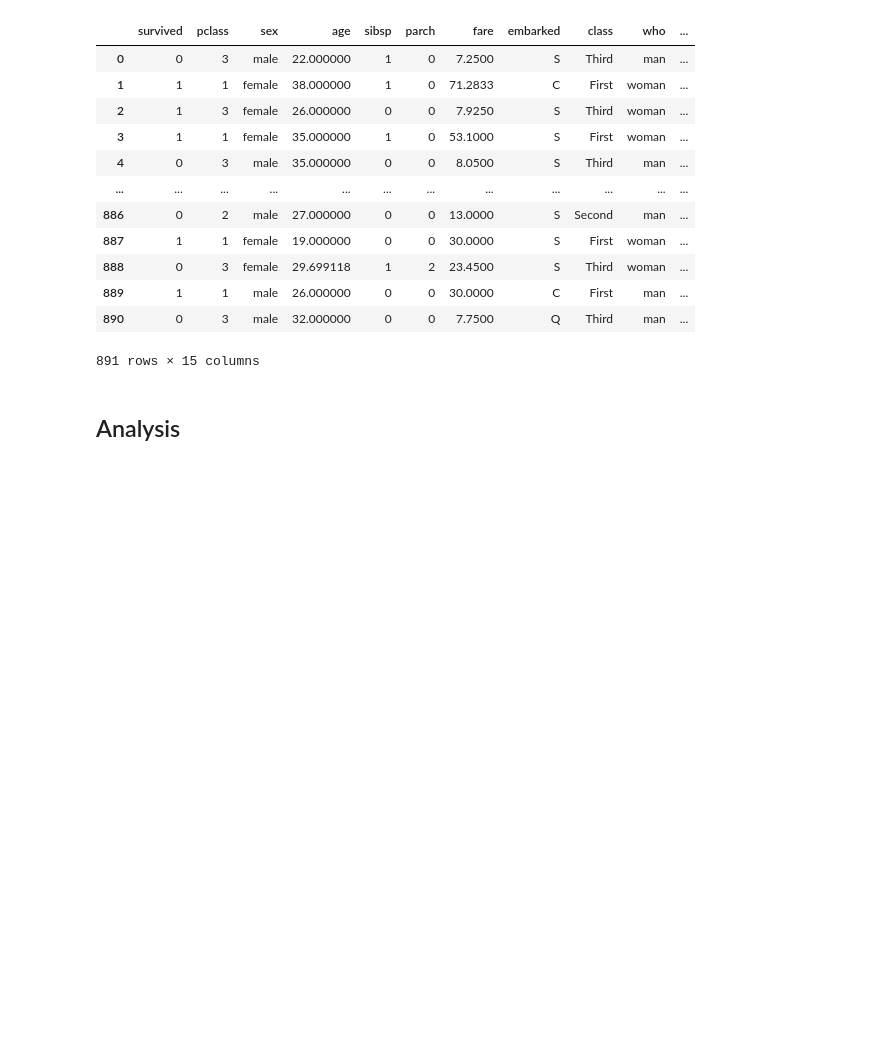
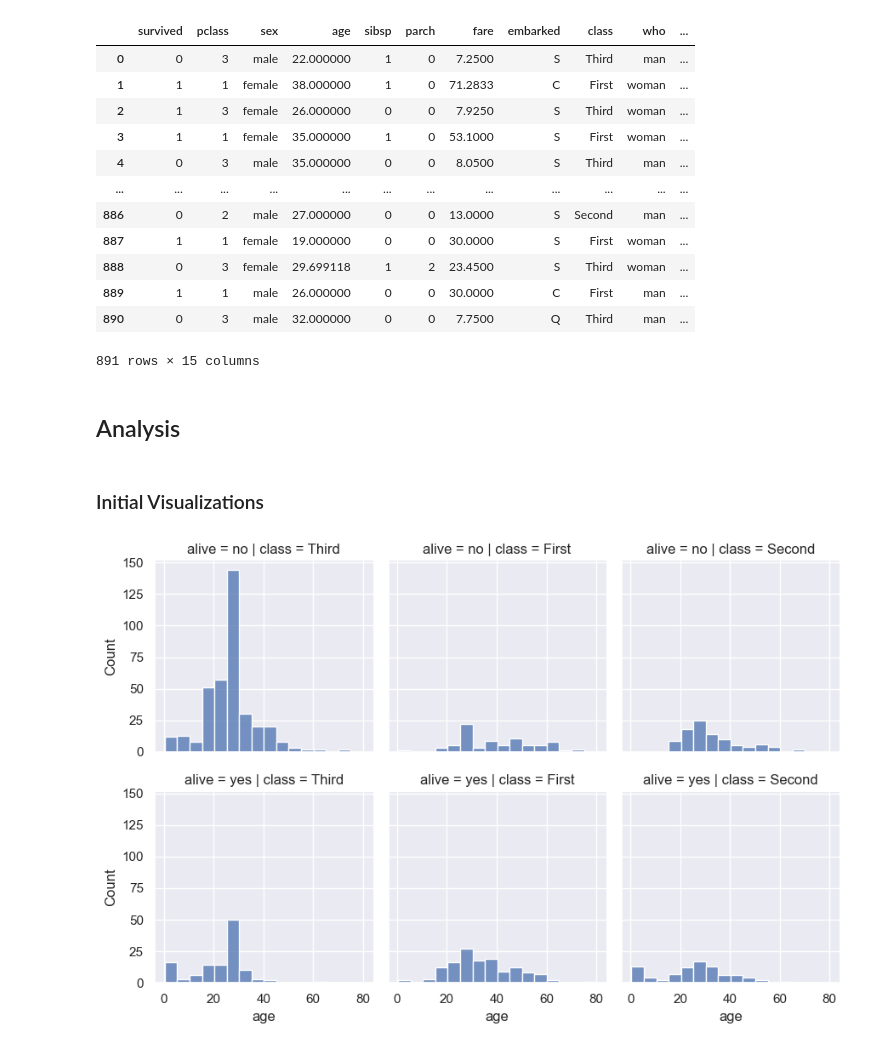
Before and after one commit to IMOsbo/DATA6550-Visualization, a Jupyter notebook: Code/Woods/Module3_WoodsK.ipynb, the cells around one changed output. Drawn from its saved outputs; the diff is of its cells as text; code cells hidden in the pictures; blank space fills up the shorter version.

Commit message:
Added more visualizations

```diff
--- a/Code/Woods/Module3_WoodsK.ipynb
+++ b/Code/Woods/Module3_WoodsK.ipynb
@@ -96,3 +97,11 @@ df_titanic
 891 rows × 15 columns
 # %% [markdown]
 ## Analysis
+# %% [markdown]
+### Initial Visualizations
+# %%
+sns.set_theme(style = 'darkgrid')
+sns.displot(df_titanic, x = 'age', col = 'class', row = 'alive', binwidth = 5, height = 3)
+plt.show()
+# %% [output]
+[figure, added]
```
Also changed, not shown: parts of 9 cells of this notebook.
